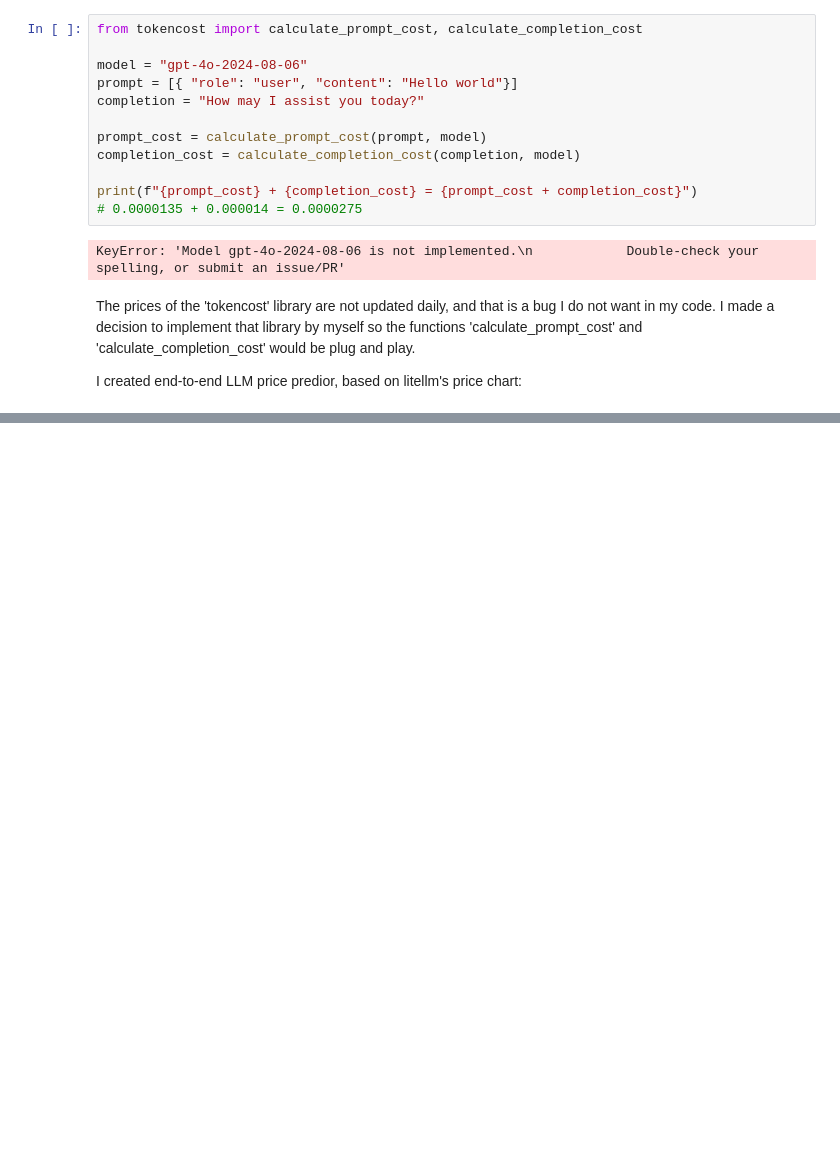
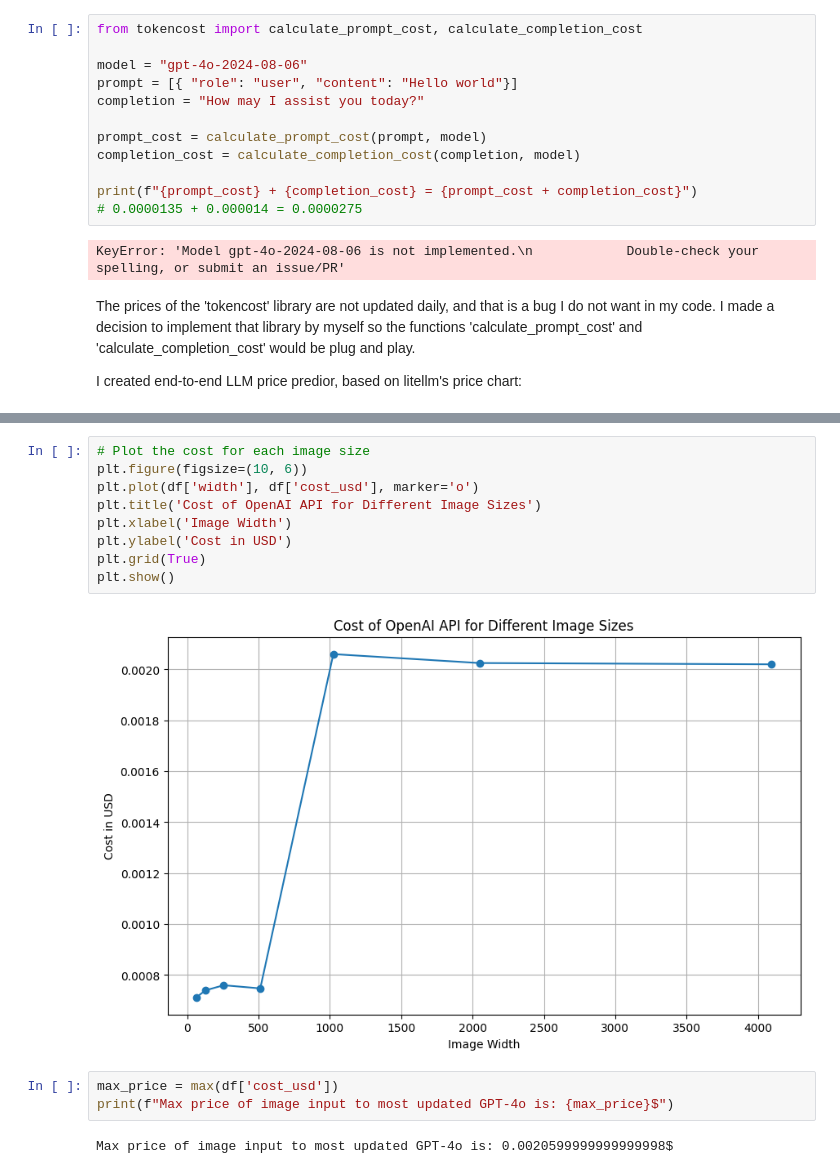
Before and after one commit to ofirsteinherz/llm-anki-generator, a Jupyter notebook: playground.ipynb, the cells around one changed output, grey strips where cells are left out. Cells and saved outputs as stored; diff of their text form; blank space fills up the shorter version.

```diff
--- a/playground.ipynb
+++ b/playground.ipynb
@@ -883,0 +973,16 @@ Completion cost: $0.000100
+# %%
+# Plot the cost for each image size
+plt.figure(figsize=(10, 6))
+plt.plot(df['width'], df['cost_usd'], marker='o')
+plt.title('Cost of OpenAI API for Different Image Sizes')
+plt.xlabel('Image Width')
+plt.ylabel('Cost in USD')
+plt.grid(True)
+plt.show()
+# %% [output]
+[figure, added]
+# %%
+max_price = max(df['cost_usd'])
+print(f"Max price of image input to most updated GPT-4o is: {max_price}$")
+# %% [output]
+Max price of image input to most updated GPT-4o is: 0.0020599999999999998$
```
Also changed, not shown: parts of 4 cells of this notebook.
